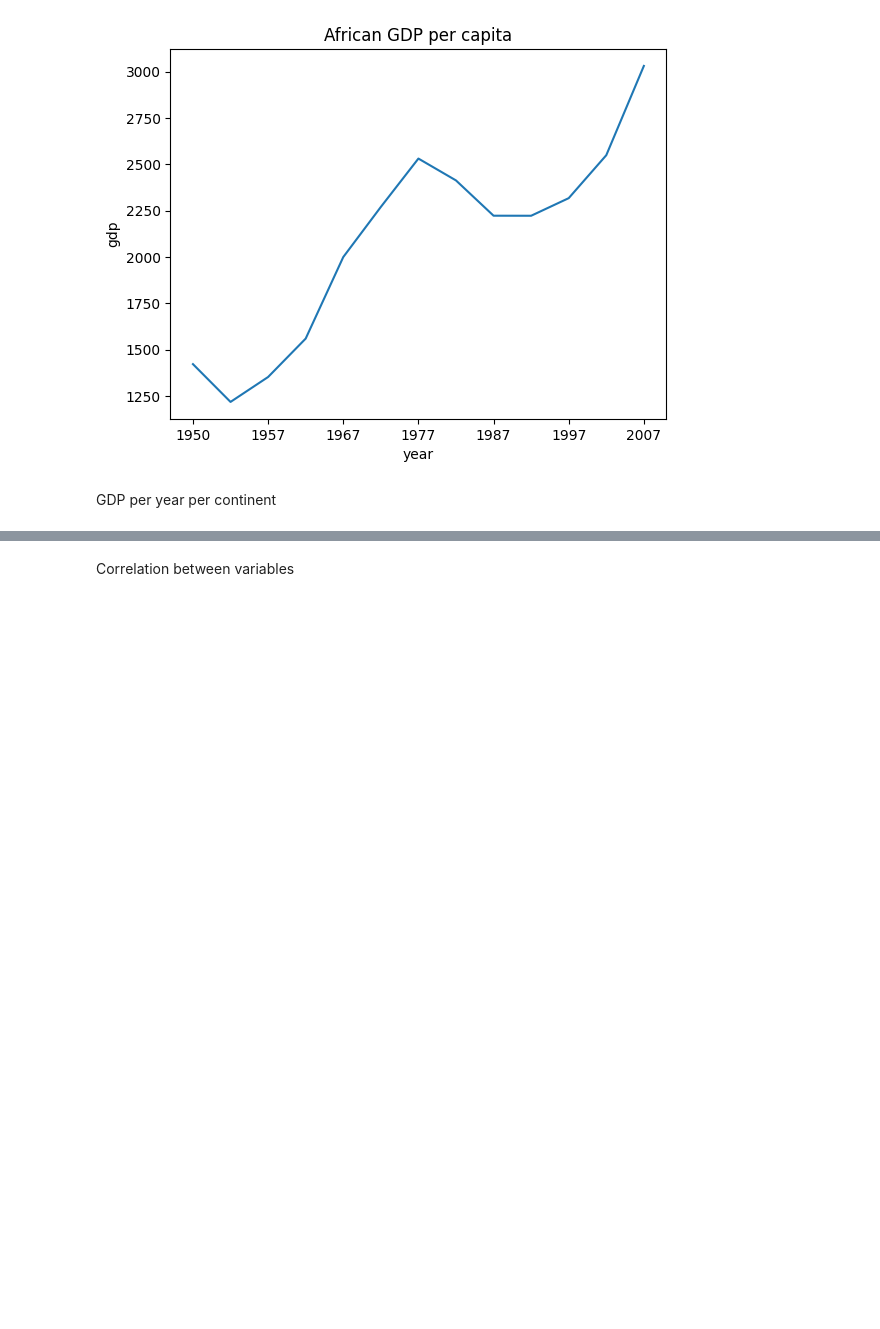
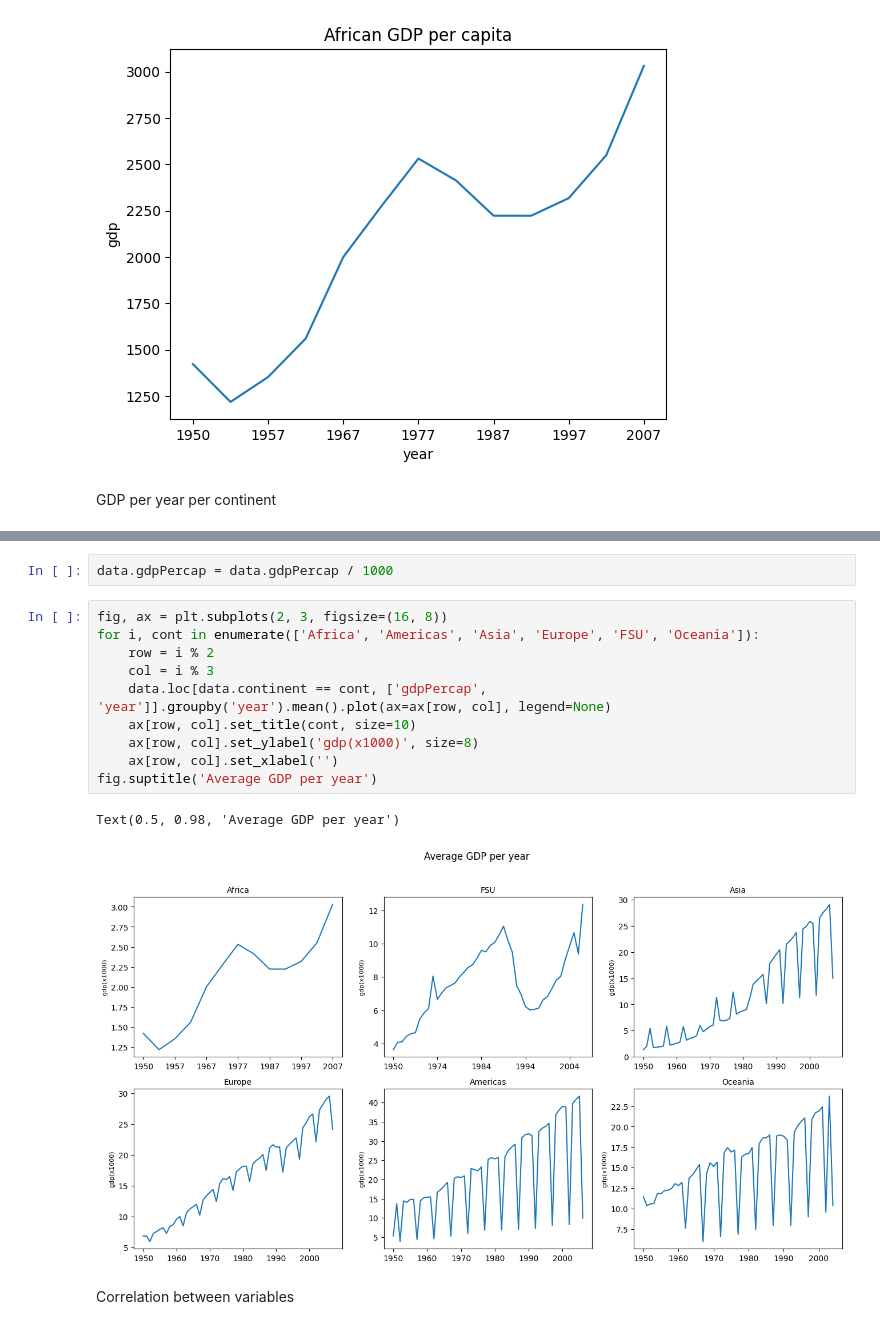
Before and after one commit to uamoti/dio-python-dev, a Jupyter notebook: pandas_eda/gapminder_eda.ipynb, the cells around one changed output, grey strips where cells are left out. Cells and saved outputs as stored; diff of their text form; blank space fills up the shorter version.

```diff
--- a/pandas_eda/gapminder_eda.ipynb
+++ b/pandas_eda/gapminder_eda.ipynb
@@ -120,3 +127,18 @@ for i, cont in enumerate(['Africa', 'Americas', 'Asia', 'Europe', 'FSU', 'Oceani
+# %%
+data.gdpPercap = data.gdpPercap / 1000
+# %%
+fig, ax = plt.subplots(2, 3, figsize=(16, 8))
+for i, cont in enumerate(['Africa', 'Americas', 'Asia', 'Europe', 'FSU', 'Oceania']):
+    row = i % 2
+    col = i % 3
+    data.loc[data.continent == cont, ['gdpPercap', 'year']].groupby('year').mean().plot(ax=ax[row, col], legend=None)
+    ax[row, col].set_title(cont, size=10)
+    ax[row, col].set_ylabel('gdp(x1000)', size=8)
+    ax[row, col].set_xlabel('')
+fig.suptitle('Average GDP per year')
+# %% [output]
+Text(0.5, 0.98, 'Average GDP per year')
+[figure, added]
 # %% [markdown]
 Correlation between variables
 # %%
```
Also changed, not shown: parts of 7 cells of this notebook.
